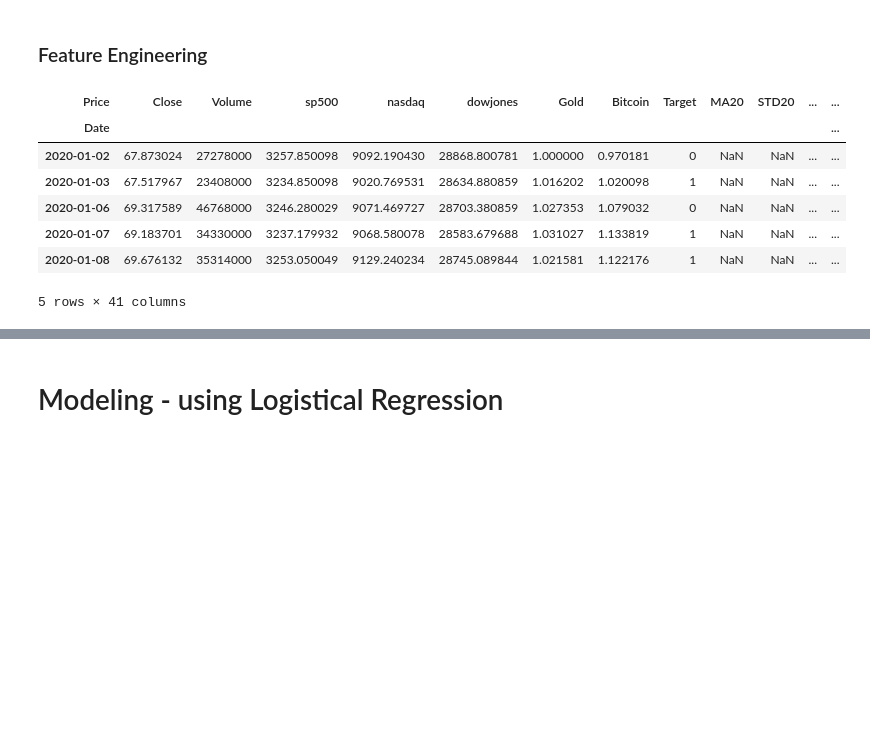
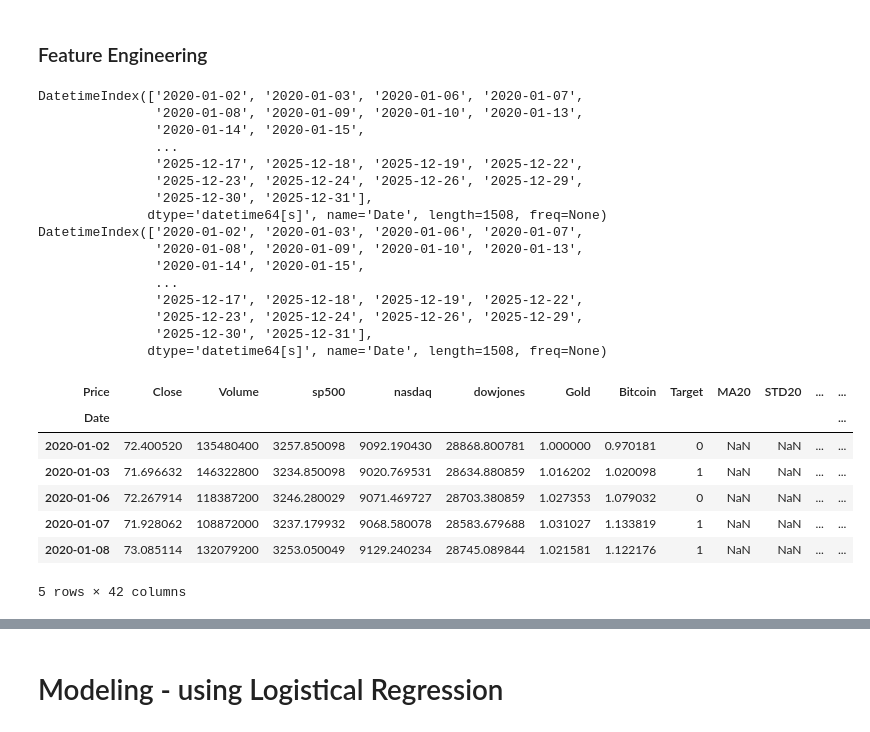
Before and after one commit to timeless81/Stock-Direction-Predictor-Final, a Jupyter notebook: Stocks.ipynb, the cells around one changed output, grey strips where cells are left out. Drawn from its saved outputs; the diff is of its cells as text; code cells hidden in the pictures; blank space fills up the shorter version.

```diff
--- a/Stocks.ipynb
+++ b/Stocks.ipynb
@@ -38,7 +42,7 @@ Note: you may need to restart the kernel to use updated packages.
 # Download the stock data from yfinance
 import yfinance as yf
 # Define the stock ticker and the date range
-tickers = ['GOOGL']
+tickers = ['AAPL']
 #tickers.append('GC=F')  # Gold futures
 #tickers.append('BTC-USD')  # Bitcoin in USD
 start_date = '2020-01-01'
@@ -156,12 +164,15 @@ def plot_bollinger_bands(stocks):
 # %% [markdown]
 ### Feature Engineering
 # %%
+print(stocks.index)
+
 # Add a feature for return %
-stocks['Return'] = stocks['Close'].pct_change()
+stocks['Return'] = stocks['Close'].pct_change()*100
+
 
 # Add momentum and rate of change features
 stocks['Momentum_5'] = stocks['Close'] - stocks['Close'].shift(5)
-stocks['ROC_5'] = stocks['Close'].pct_change(5)
+stocks['ROC_5'] = stocks['Close'].pct_change(5)*100
 
 # Add return lags
 def add_return_lags(df, lag_days=5):
@@ -196,7 +207,9 @@ stocks['VolumeSpike'] = np.where(stocks['Volume'] >
                                  (stocks['Volume'].rolling(window=20).mean() +
                                   2*stocks['Volume'].rolling(window=20).std()), 1, 0)
 
-#
+print(stocks.index)
+
+# Relative Strength Index (RSI)
 def RSI(df, period=14):
     delta = df['Close'].diff()
     gains = delta.where(delta > 0, 0)
@@ -204,36 +217,52 @@ def RSI(df, period=14):
     avg_gains = gains.rolling(window=period).mean()
     avg_losses = losses.rolling(window=period).mean()
     rs = avg_gains/avg_losses
     #print(rs)
     df['RSI'] = 100 - (100/(1 + rs))
     return df
 
 RSI(stocks, 14)
 
 # MACD - Moving Average Convergence Divergence
 def MACD(df, short_window=12, long_window=26, signal_window=9):
     df['EMA12'] = df['Close'].ewm(span=short_window).mean()
     df['EMA26'] = df['Close'].ewm(span=long_window).mean()
     df['MACD'] = df['EMA12'] - df['EMA26']
     df['SignalLine'] = df['MACD'].ewm(span=signal_window).mean()
     df['MACD_Histogram'] = df['MACD'] - df['SignalLine']
     return df
 
 MACD(stocks)
 ###stocks.dropna(inplace=True)
 
 # Add the seasonality features
 stocks['DayOfWeek'] = stocks.index.dayofweek
 stocks['Month'] = stocks.index.month
 stocks['Quarter'] = stocks.index.quarter
 
 stocks.head()
 # %% [output]
+DatetimeIndex(['2020-01-02', '2020-01-03', '2020-01-06', '2020-01-07',
+               '2020-01-08', '2020-01-09', '2020-01-10', '2020-01-13',
+               '2020-01-14', '2020-01-15',
+               ...
+               '2025-12-17', '2025-12-18', '2025-12-19', '2025-12-22',
+               '2025-12-23', '2025-12-24', '2025-12-26', '2025-12-29',
+               '2025-12-30', '2025-12-31'],
+              dtype='datetime64[s]', name='Date', length=1508, freq=None)
+DatetimeIndex(['2020-01-02', '2020-01-03', '2020-01-06', '2020-01-07',
+               '2020-01-08', '2020-01-09', '2020-01-10', '2020-01-13',
+               '2020-01-14', '2020-01-15',
+               ...
+               '2025-12-17', '2025-12-18', '2025-12-19', '2025-12-22',
+               '2025-12-23', '2025-12-24', '2025-12-26', '2025-12-29',
+               '2025-12-30', '2025-12-31'],
+              dtype='datetime64[s]', name='Date', length=1508, freq=None)
 | Price | Close | Volume | sp500 | nasdaq | dowjones | Gold | Bitcoin | Target | MA20 | STD20 | ... | ... |
 | Date |  |  |  |  |  |  |  |  |  |  |  | ... |
-| 2020-01-02 | 67.873024 | 27278000 | 3257.850098 | 9092.190430 | 28868.800781 | 1.000000 | 0.970181 | 0 | NaN | NaN | ... | ... |
-| 2020-01-03 | 67.517967 | 23408000 | 3234.850098 | 9020.769531 | 28634.880859 | 1.016202 | 1.020098 | 1 | NaN | NaN | ... | ... |
-| 2020-01-06 | 69.317589 | 46768000 | 3246.280029 | 9071.469727 | 28703.380859 | 1.027353 | 1.079032 | 0 | NaN | NaN | ... | ... |
-| 2020-01-07 | 69.183701 | 34330000 | 3237.179932 | 9068.580078 | 28583.679688 | 1.031027 | 1.133819 | 1 | NaN | NaN | ... | ... |
-| 2020-01-08 | 69.676132 | 35314000 | 3253.050049 | 9129.240234 | 28745.089844 | 1.021581 | 1.122176 | 1 | NaN | NaN | ... | ... |
+| 2020-01-02 | 72.400520 | 135480400 | 3257.850098 | 9092.190430 | 28868.800781 | 1.000000 | 0.970181 | 0 | NaN | NaN | ... | ... |
+| 2020-01-03 | 71.696632 | 146322800 | 3234.850098 | 9020.769531 | 28634.880859 | 1.016202 | 1.020098 | 1 | NaN | NaN | ... | ... |
+| 2020-01-06 | 72.267914 | 118387200 | 3246.280029 | 9071.469727 | 28703.380859 | 1.027353 | 1.079032 | 0 | NaN | NaN | ... | ... |
+| 2020-01-07 | 71.928062 | 108872000 | 3237.179932 | 9068.580078 | 28583.679688 | 1.031027 | 1.133819 | 1 | NaN | NaN | ... | ... |
+| 2020-01-08 | 73.085114 | 132079200 | 3253.050049 | 9129.240234 | 28745.089844 | 1.021581 | 1.122176 | 1 | NaN | NaN | ... | ... |
-5 rows × 41 columns
+5 rows × 42 columns
```
Also changed, not shown: parts of 15 cells of this notebook, 4 other files.
